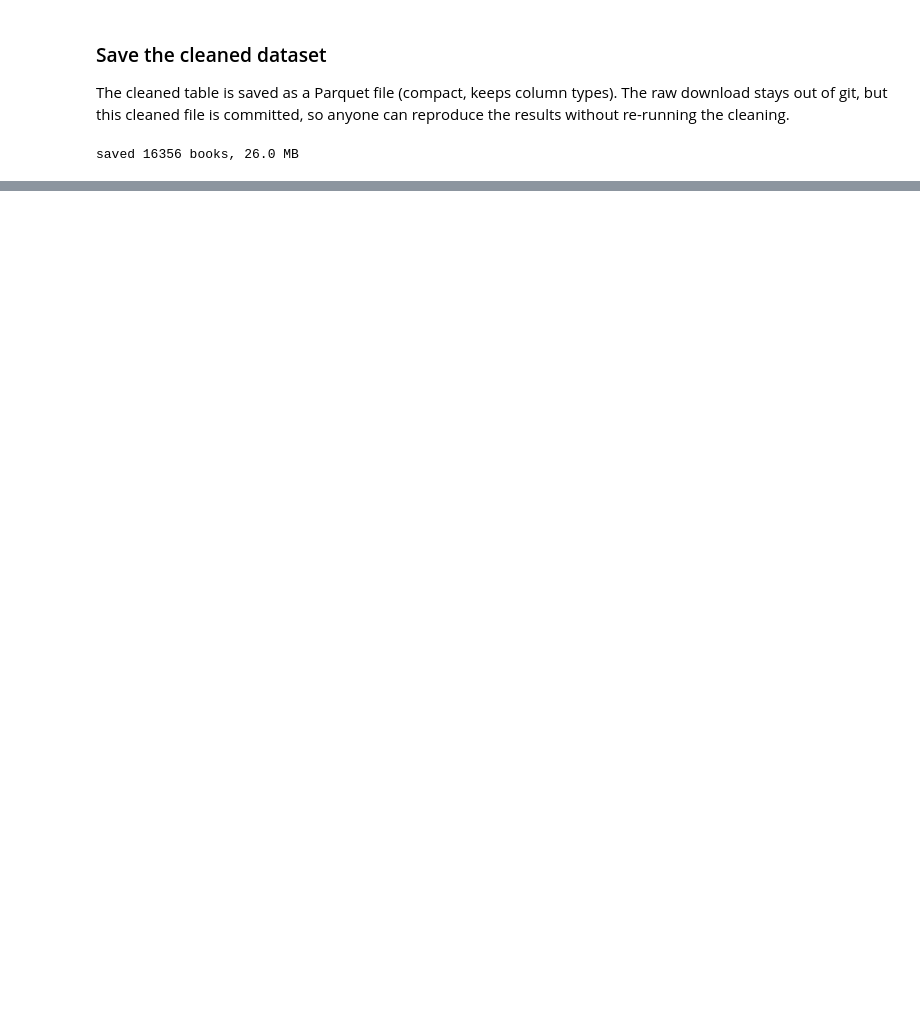
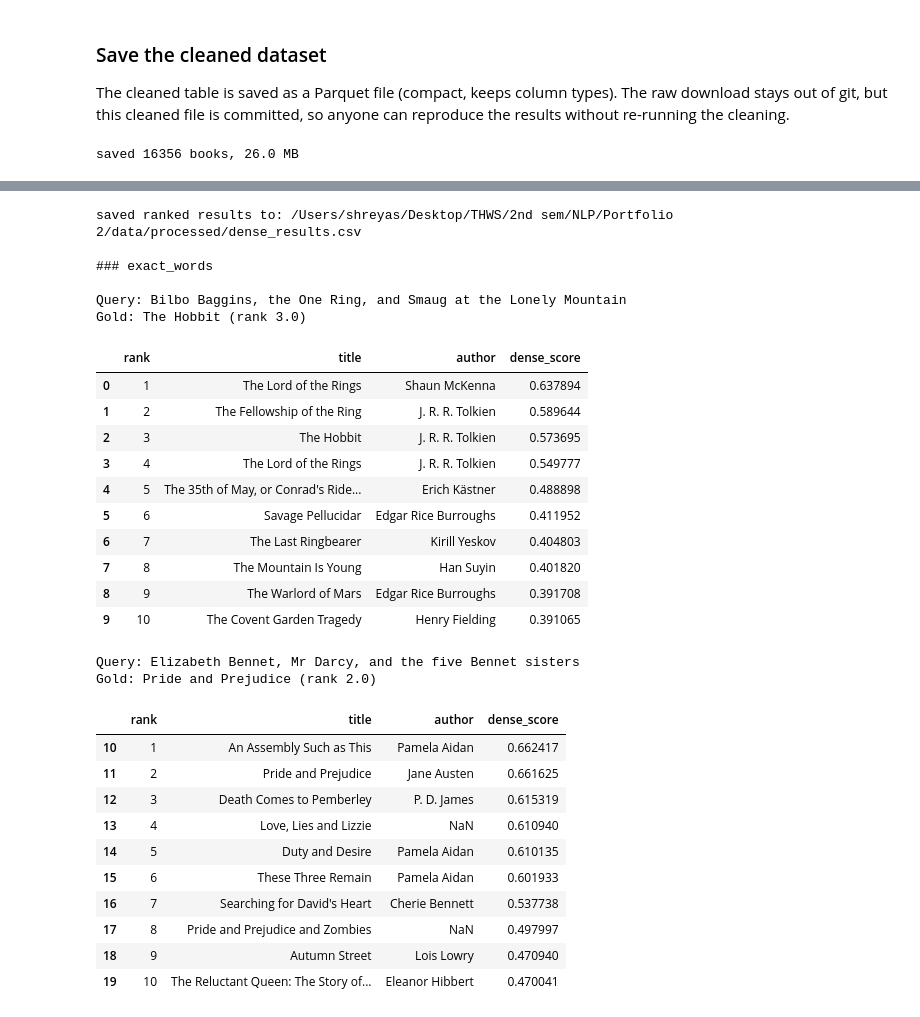
Before and after one commit to Shreyasgowda6/Tip_of_the_Tongue_Book, a Jupyter notebook: notebooks/book_finder.ipynb, the cells around one changed output, grey strips where cells are left out. Drawn from its saved outputs; the diff is of its cells as text; code cells hidden in the pictures; blank space fills up the shorter version.

```diff
--- a/notebooks/book_finder.ipynb
+++ b/notebooks/book_finder.ipynb
@@ -487,0 +796,80 @@ saved 16356 books, 26.0 MB
+# %%
+DENSE_TOP_K = 10
+dense_result_rows = []
+
+for _, qrow in queries.iterrows():
+    started = time.perf_counter()
+    query_embedding = model.encode(
+        [qrow["query"]],
+        convert_to_numpy=True,
+        normalize_embeddings=True,
+    )[0]
+    scores = book_embeddings @ query_embedding
+    candidate_ids = np.argpartition(scores, -DENSE_TOP_K)[-DENSE_TOP_K:]
+    ranked_ids = candidate_ids[np.argsort(scores[candidate_ids])[::-1]]
+    elapsed_ms = (time.perf_counter() - started) * 1000
+
+    gold_rows = np.flatnonzero(df["wiki_id"].to_numpy() == qrow["gold_wiki_id"])
+    if len(gold_rows) != 1:
+        raise ValueError(f"Expected one corpus row for gold wiki_id {qrow['gold_wiki_id']}")
+    gold_row = int(gold_rows[0])
+    gold_rank = int(np.where(ranked_ids == gold_row)[0][0]) + 1 if gold_row in ranked_ids else None
+
+    for rank, doc_id in enumerate(ranked_ids, start=1):
+        book = df.iloc[int(doc_id)]
+        dense_result_rows.append({
+            "query": qrow["query"],
+            "group": qrow["group"],
+            "gold_wiki_id": qrow["gold_wiki_id"],
+            "gold_rank": gold_rank,
+            "rank": rank,
+            "wiki_id": book["wiki_id"],
+            "title": book["title"],
+            "author": book["author"],
+            "dense_score": float(scores[int(doc_id)]),
+            "latency_ms": elapsed_ms,
+        })
+
+dense_results = pd.DataFrame(dense_result_rows)
+DENSE_RESULTS_PATH = ROOT / "data/processed/dense_results.csv"
+dense_results.to_csv(DENSE_RESULTS_PATH, index=False)
+print("saved ranked results to:", DENSE_RESULTS_PATH)
+
+for group in queries["group"].drop_duplicates():
+    print(f"\n### {group}")
+    for _, qrow in queries.loc[queries["group"] == group].head(2).iterrows():
+        ranks = dense_results[dense_results["query"] == qrow["query"]].sort_values("rank")
+        gold_title = df.loc[df["wiki_id"] == qrow["gold_wiki_id"], "title"].iloc[0]
+        print(f"\nQuery: {qrow['query']}\nGold: {gold_title} (rank {ranks['gold_rank'].iloc[0]})")
+        display(ranks[["rank", "title", "author", "dense_score"]])
+# %% [output]
+saved ranked results to: /Users/shreyas/Desktop/THWS/2nd sem/NLP/Portfolio 2/data/processed/dense_results.csv
+
+### exact_words
+
+Query: Bilbo Baggins, the One Ring, and Smaug at the Lonely Mountain
+Gold: The Hobbit (rank 3.0)
+|  | rank | title | author | dense_score |
+| 0 | 1 | The Lord of the Rings | Shaun McKenna | 0.637894 |
+| 1 | 2 | The Fellowship of the Ring | J. R. R. Tolkien | 0.589644 |
+| 2 | 3 | The Hobbit | J. R. R. Tolkien | 0.573695 |
+| 3 | 4 | The Lord of the Rings | J. R. R. Tolkien | 0.549777 |
+| 4 | 5 | The 35th of May, or Conrad's Ride... | Erich Kästner | 0.488898 |
+| 5 | 6 | Savage Pellucidar | Edgar Rice Burroughs | 0.411952 |
+| 6 | 7 | The Last Ringbearer | Kirill Yeskov | 0.404803 |
+| 7 | 8 | The Mountain Is Young | Han Suyin | 0.401820 |
+| 8 | 9 | The Warlord of Mars | Edgar Rice Burroughs | 0.391708 |
+| 9 | 10 | The Covent Garden Tragedy | Henry Fielding | 0.391065 |
+Query: Elizabeth Bennet, Mr Darcy, and the five Bennet sisters
+Gold: Pride and Prejudice (rank 2.0)
+|  | rank | title | author | dense_score |
+| 10 | 1 | An Assembly Such as This | Pamela Aidan | 0.662417 |
+| 11 | 2 | Pride and Prejudice | Jane Austen | 0.661625 |
+| 12 | 3 | Death Comes to Pemberley | P. D. James | 0.615319 |
+| 13 | 4 | Love, Lies and Lizzie | NaN | 0.610940 |
+| 14 | 5 | Duty and Desire | Pamela Aidan | 0.610135 |
+| 15 | 6 | These Three Remain | Pamela Aidan | 0.601933 |
+| 16 | 7 | Searching for David's Heart | Cherie Bennett | 0.537738 |
+| 17 | 8 | Pride and Prejudice and Zombies | NaN | 0.497997 |
+| 18 | 9 | Autumn Street | Lois Lowry | 0.470940 |
+| 19 | 10 | The Reluctant Queen: The Story of... | Eleanor Hibbert | 0.470041 |
```
Also changed, not shown: parts of 36 cells of this notebook, 21 other files.
